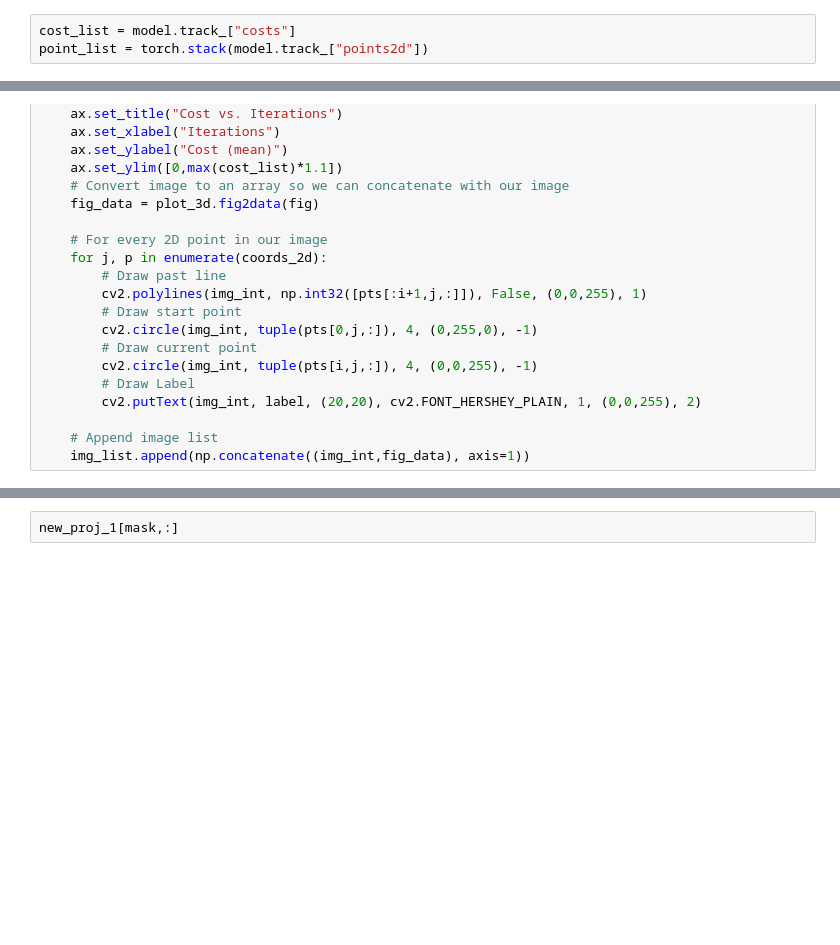
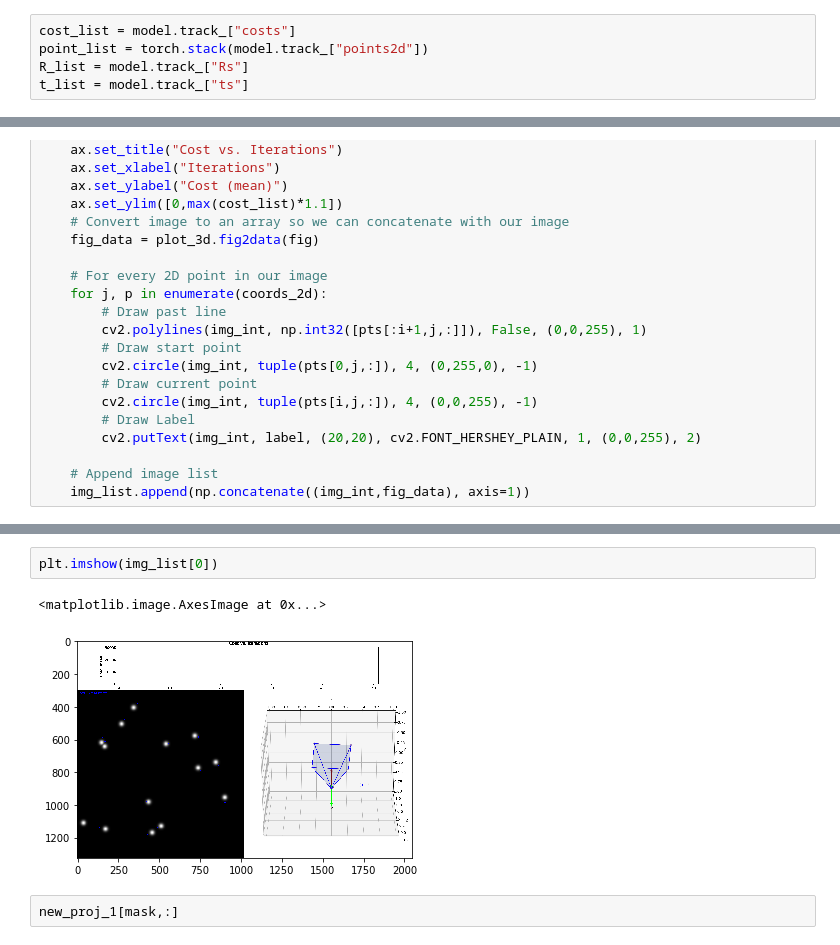
Before and after one commit to aunagar/FeatureMetric-PnP, a Jupyter notebook: BA/FeatureBA_ToyExample.ipynb, the cells around one changed output, grey strips where cells are left out. Saved outputs shown, nothing was run; the diff lists cells and outputs as text; blank space fills up the shorter version.

```diff
--- a/BA/FeatureBA_ToyExample.ipynb
+++ b/BA/FeatureBA_ToyExample.ipynb
@@ -158,6 +195,8 @@ cost increased, continue with next iteration
 # %%
 cost_list = model.track_["costs"]
 point_list = torch.stack(model.track_["points2d"])
+R_list = model.track_["Rs"]
+t_list = model.track_["ts"]
 # %% [markdown]
 # Visualization
 # %%
@@ -264,2 +369,7 @@ mask = (new_proj_1[:,0] >= pad) & (new_proj_1[:,1] >= pad) & (new_proj_1[:,0] <
+# %%
+plt.imshow(img_list[0])
+# %% [output]
+<matplotlib.image.AxesImage at 0x...>
+[figure, added]
 # %%
 new_proj_1[mask,:]
```
Also changed, not shown: parts of 11 cells of this notebook, 1 other file.
